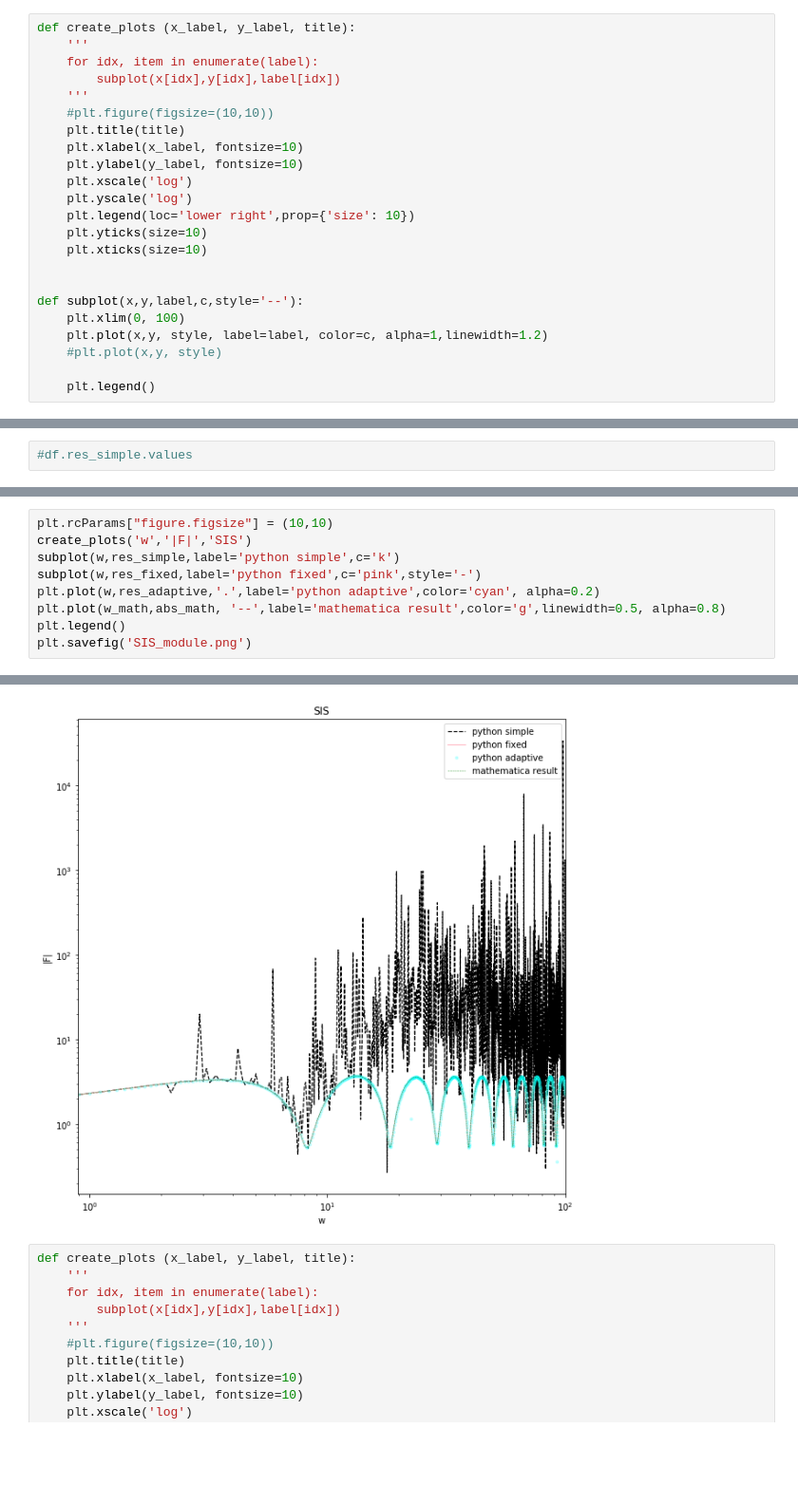
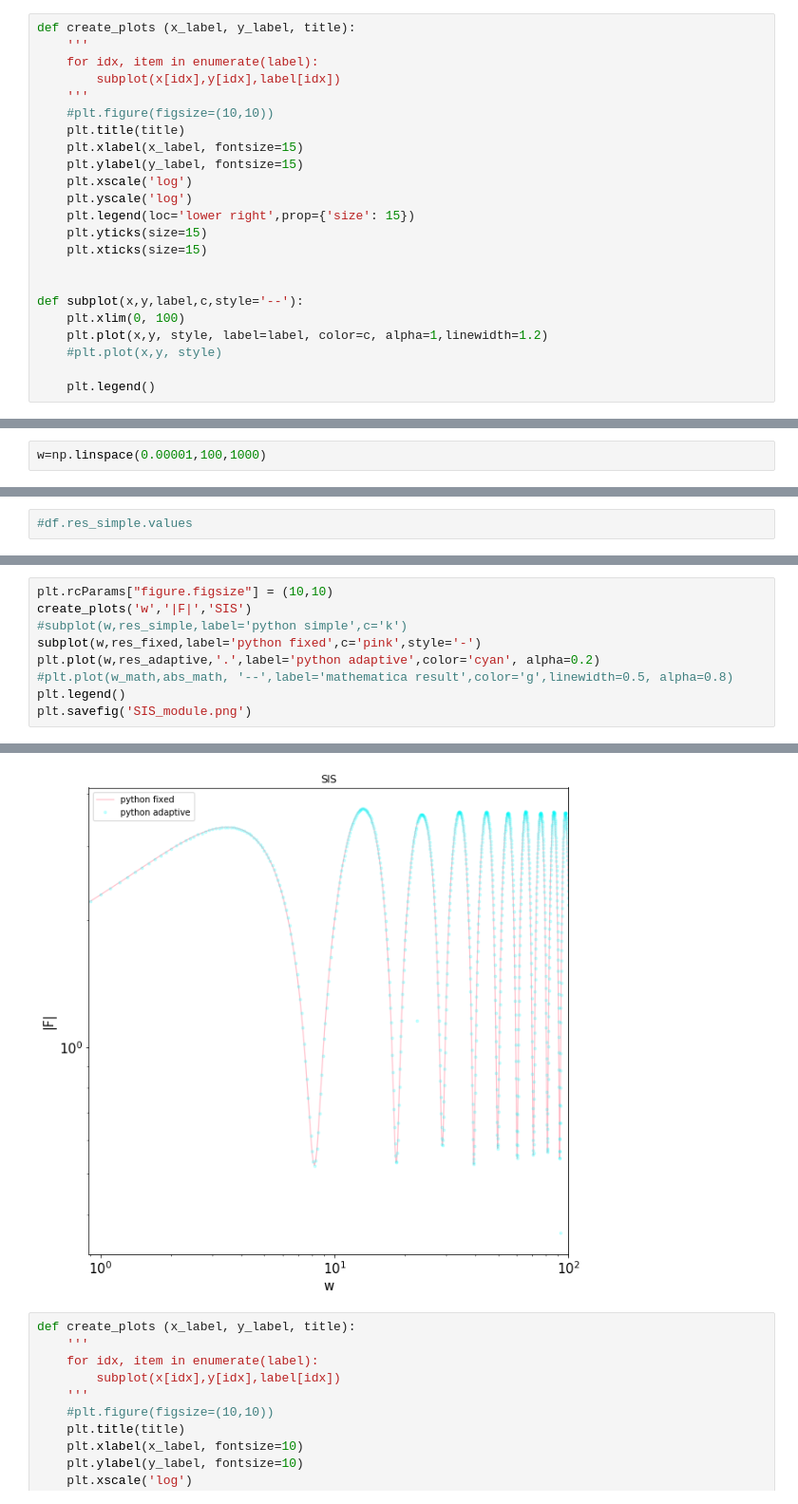
Before and after one commit to margres/Master-thesis, a Jupyter notebook: plot_levin.ipynb, the cells around one changed output, grey strips where cells are left out. Shown at 95% size. Saved outputs shown, nothing was run; the diff lists cells and outputs as text; blank space fills up the shorter version.

```diff
--- a/plot_levin.ipynb
+++ b/plot_levin.ipynb
@@ -16,13 +16,13 @@ def create_plots (x_label, y_label, title):
     '''
     #plt.figure(figsize=(10,10))
     plt.title(title)
-    plt.xlabel(x_label, fontsize=10)
-    plt.ylabel(y_label, fontsize=10)
+    plt.xlabel(x_label, fontsize=15)
+    plt.ylabel(y_label, fontsize=15)
     plt.xscale('log')
     plt.yscale('log')
-    plt.legend(loc='lower right',prop={'size': 10})
-    plt.yticks(size=10)
-    plt.xticks(size=10)
+    plt.legend(loc='lower right',prop={'size': 15})
+    plt.yticks(size=15)
+    plt.xticks(size=15)
 
 
 def subplot(x,y,label,c,style='--'):
@@ -50,3 +50,5 @@ FileNotFoundError: [Errno 2] No such file or directory: 'abs03_arg.txt'
+# %%
+w=np.linspace(0.00001,100,1000)
 # %%
 df=pd.read_csv('final_levin.txt', sep="\t")
 #df.drop('Unnamed: 0')
@@ -74,15 +76,15 @@ res_adaptive_phase=[float(cmath.phase(complex(i))) for i in df.res_adaptive.valu
 # %%
 plt.rcParams["figure.figsize"] = (10,10)
 create_plots('w','|F|','SIS')
-subplot(w,res_simple,label='python simple',c='k')
+#subplot(w,res_simple,label='python simple',c='k')
 subplot(w,res_fixed,label='python fixed',c='pink',style='-')
 plt.plot(w,res_adaptive,'.',label='python adaptive',color='cyan', alpha=0.2)
-plt.plot(w_math,abs_math, '--',label='mathematica result',color='g',linewidth=0.5, alpha=0.8)
+#plt.plot(w_math,abs_math, '--',label='mathematica result',color='g',linewidth=0.5, alpha=0.8)
 plt.legend()
 plt.savefig('SIS_module.png')
 # %% [output]
 No handles with labels found to put in legend.
-[figure, old version]
+[figure, new version]
 # %%
 def create_plots (x_label, y_label, title):
     '''
```
Also changed, not shown: parts of 3 cells of this notebook, 35 other files.
